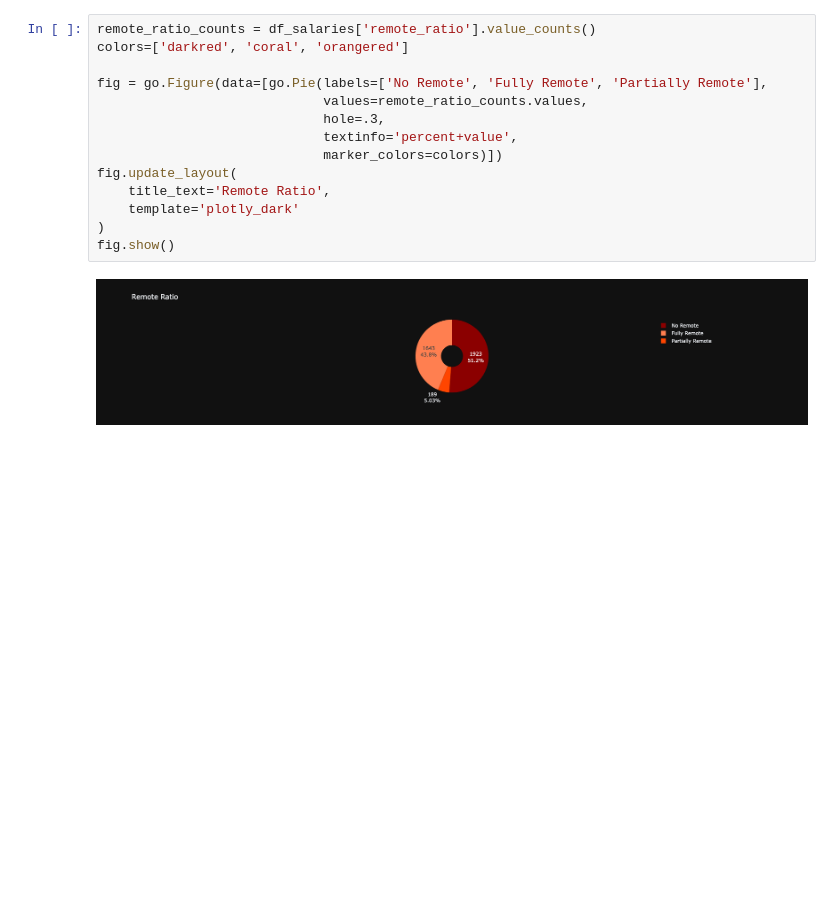
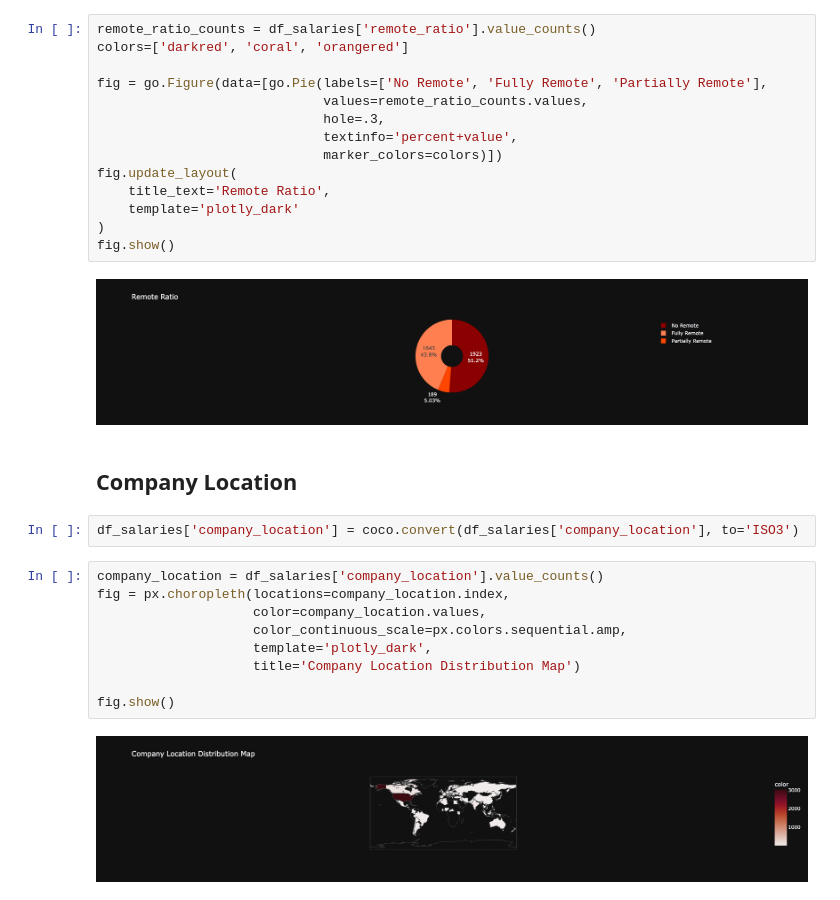
Before and after one commit to firatoncu/Introduction-to-Data-Science, a Jupyter notebook: regression/data_science_salaries/ds_salary_prediction.ipynb, the cells around one changed output. Saved outputs shown, nothing was run; the diff lists cells and outputs as text; blank space fills up the shorter version.

```diff
--- a/regression/data_science_salaries/ds_salary_prediction.ipynb
+++ b/regression/data_science_salaries/ds_salary_prediction.ipynb
@@ -285,3 +287,18 @@ fig.update_layout(
 fig.show()
 # %% [output]
 [figure]
+# %% [markdown]
+## Company Location
+# %%
+df_salaries['company_location'] = coco.convert(df_salaries['company_location'], to='ISO3')
+# %%
+company_location = df_salaries['company_location'].value_counts()
+fig = px.choropleth(locations=company_location.index,
+                    color=company_location.values,
+                    color_continuous_scale=px.colors.sequential.amp,
+                    template='plotly_dark',
+                    title='Company Location Distribution Map')
+
+fig.show()
+# %% [output]
+[figure, added]
```
Also changed, not shown: parts of 31 cells of this notebook.
